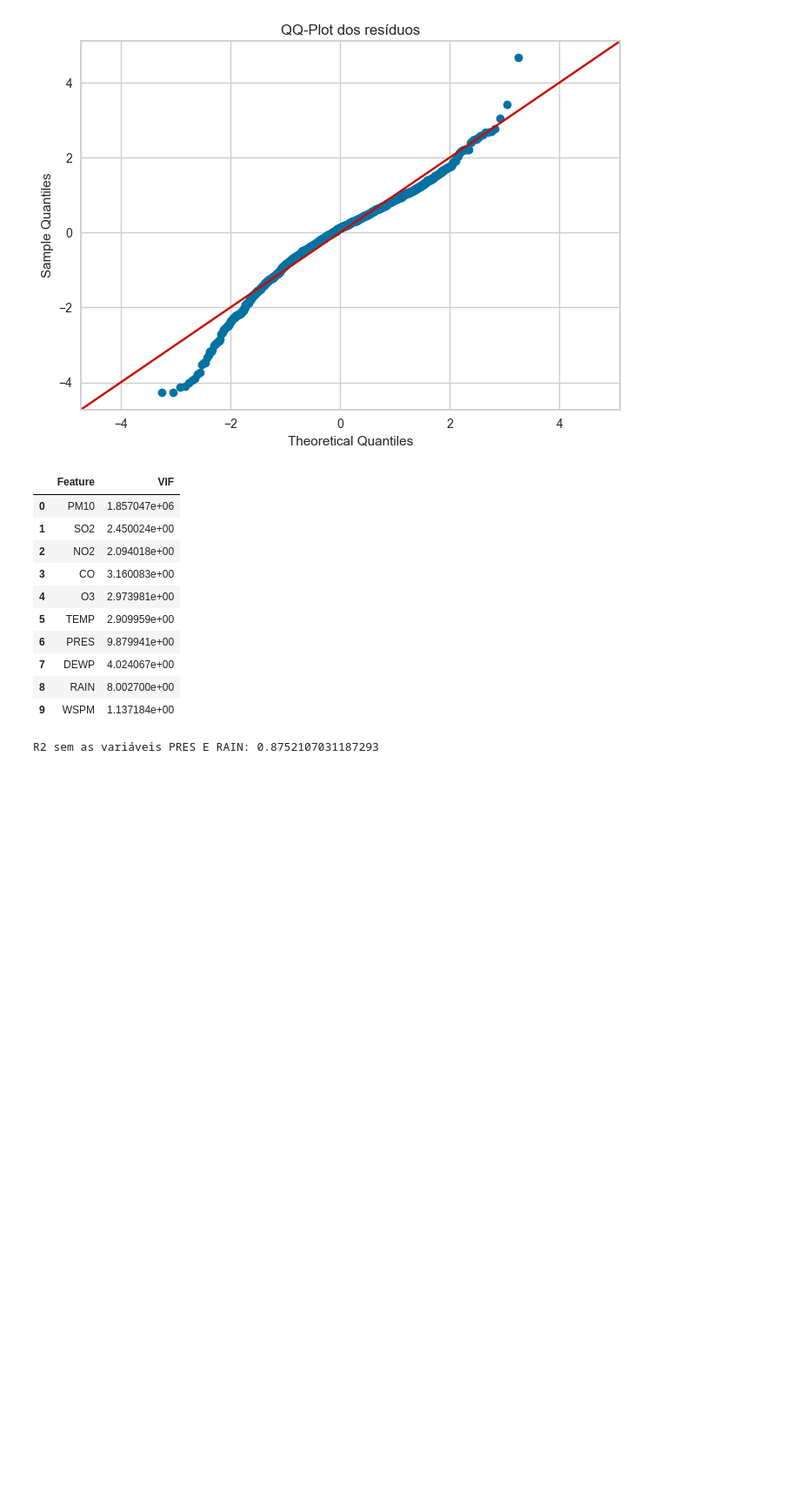
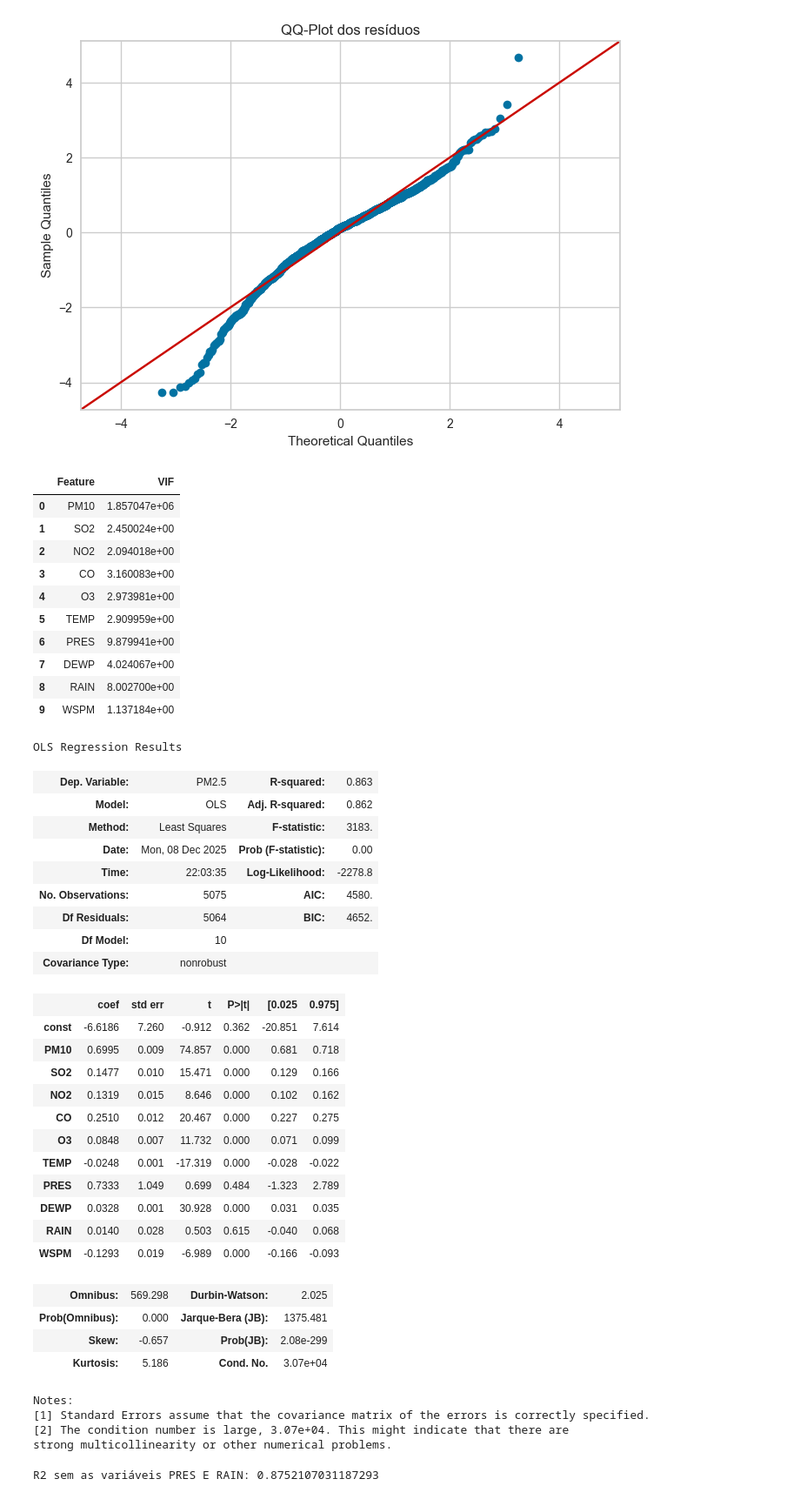
Before and after one commit to yagoschnorr/air-quality-analysis, a Jupyter notebook: analysis.ipynb, the cells around one changed output. Shown at 87% size. Cells and saved outputs as stored; diff of their text form; code cells hidden in the pictures; blank space fills up the shorter version.

```diff
--- a/analysis.ipynb
+++ b/analysis.ipynb
@@ -553,6 +564,41 @@ vif_data
 | 7 | DEWP | 4.024067e+00 |
 | 8 | RAIN | 8.002700e+00 |
 | 9 | WSPM | 1.137184e+00 |
+# %%
+X_log_sm = sm.add_constant(X_train_log)
+multi_linear_regression_sm = sm.OLS(y_train_log, X_log_sm).fit()
+multi_linear_regression_sm.summary()
+# %% [output]
+OLS Regression Results
+| Dep. Variable: | PM2.5 | R-squared: | 0.863 |
+| Model: | OLS | Adj. R-squared: | 0.862 |
+| Method: | Least Squares | F-statistic: | 3183. |
+| Date: | Mon, 08 Dec 2025 | Prob (F-statistic): | 0.00 |
+| Time: | 22:03:35 | Log-Likelihood: | -2278.8 |
+| No. Observations: | 5075 | AIC: | 4580. |
+| Df Residuals: | 5064 | BIC: | 4652. |
+| Df Model: | 10 |  |  |
+| Covariance Type: | nonrobust |  |  |
+|  | coef | std err | t | P>|t| | [0.025 | 0.975] |
+| const | -6.6186 | 7.260 | -0.912 | 0.362 | -20.851 | 7.614 |
+| PM10 | 0.6995 | 0.009 | 74.857 | 0.000 | 0.681 | 0.718 |
+| SO2 | 0.1477 | 0.010 | 15.471 | 0.000 | 0.129 | 0.166 |
+| NO2 | 0.1319 | 0.015 | 8.646 | 0.000 | 0.102 | 0.162 |
+| CO | 0.2510 | 0.012 | 20.467 | 0.000 | 0.227 | 0.275 |
+| O3 | 0.0848 | 0.007 | 11.732 | 0.000 | 0.071 | 0.099 |
+| TEMP | -0.0248 | 0.001 | -17.319 | 0.000 | -0.028 | -0.022 |
+| PRES | 0.7333 | 1.049 | 0.699 | 0.484 | -1.323 | 2.789 |
+| DEWP | 0.0328 | 0.001 | 30.928 | 0.000 | 0.031 | 0.035 |
+| RAIN | 0.0140 | 0.028 | 0.503 | 0.615 | -0.040 | 0.068 |
+| WSPM | -0.1293 | 0.019 | -6.989 | 0.000 | -0.166 | -0.093 |
+| Omnibus: | 569.298 | Durbin-Watson: | 2.025 |
+| Prob(Omnibus): | 0.000 | Jarque-Bera (JB): | 1375.481 |
+| Skew: | -0.657 | Prob(JB): | 2.08e-299 |
+| Kurtosis: | 5.186 | Cond. No. | 3.07e+04 |
+Notes:
+[1] Standard Errors assume that the covariance matrix of the errors is correctly specified.
+[2] The condition number is large, 3.07e+04. This might indicate that there are
+strong multicollinearity or other numerical problems.
 # %%
 features_log_reduced = ['PM10', 'SO2', 'NO2', 'CO', 'O3', 'WSPM', 'TEMP', 'DEWP']
 
```
Also changed, not shown: parts of 19 cells of this notebook.
